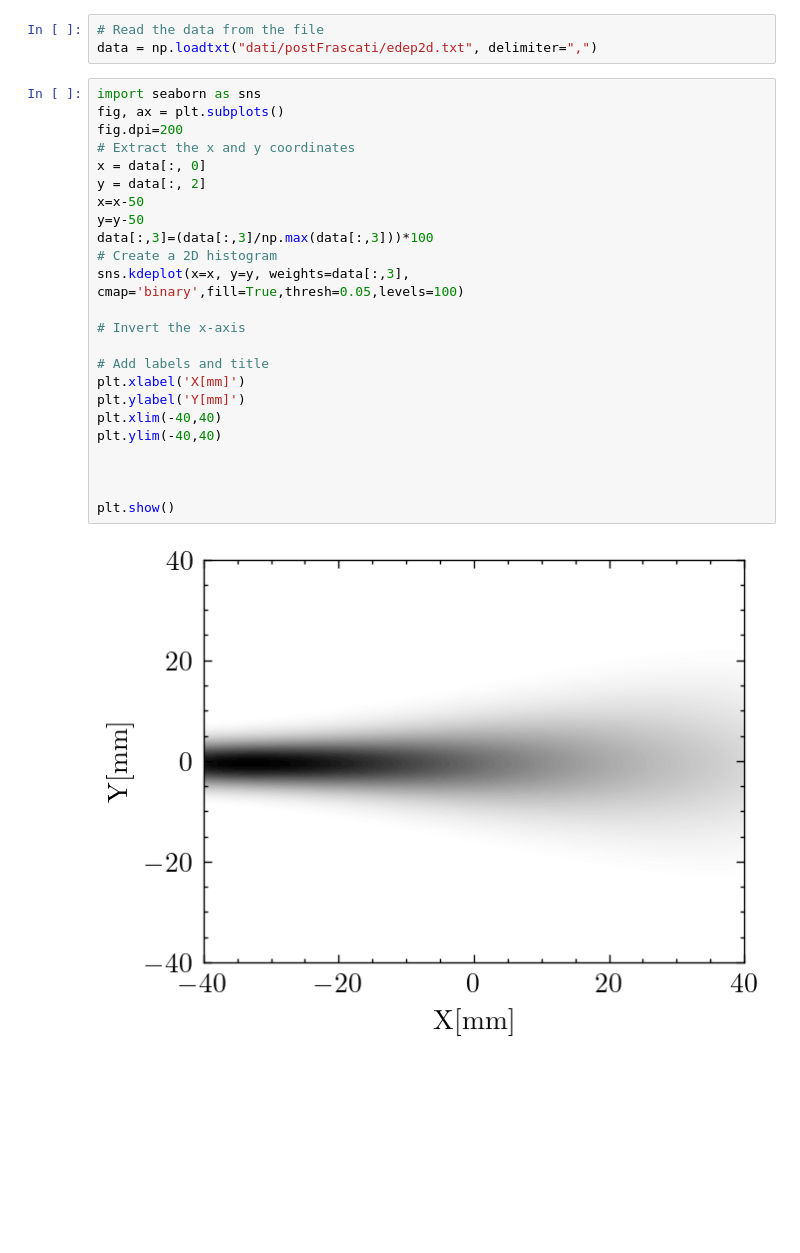
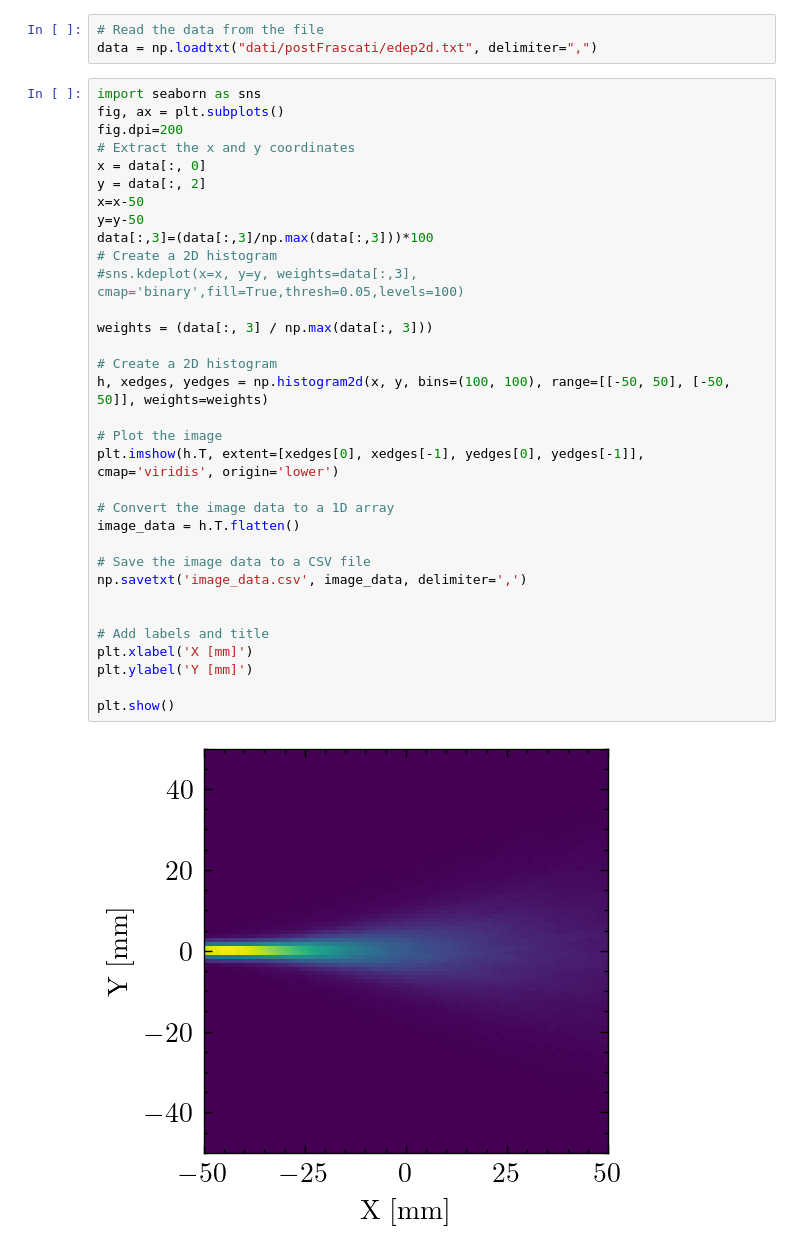
Before and after one commit to francescouni0/Online-Monitoring, a Jupyter notebook: Brem.ipynb, the cells around one changed output. Drawn from its saved outputs; the diff is of its cells as text; blank space fills up the shorter version.

```diff
--- a/Brem.ipynb
+++ b/Brem.ipynb
@@ -258,26 +260,35 @@ data = np.loadtxt("dati/postFrascati/edep2d.txt", delimiter=",")
 # %%
 import seaborn as sns
 fig, ax = plt.subplots()
 fig.dpi=200
 # Extract the x and y coordinates
 x = data[:, 0]
 y = data[:, 2]
 x=x-50
 y=y-50
 data[:,3]=(data[:,3]/np.max(data[:,3]))*100
 # Create a 2D histogram
-sns.kdeplot(x=x, y=y, weights=data[:,3], cmap='binary',fill=True,thresh=0.05,levels=100)
+#sns.kdeplot(x=x, y=y, weights=data[:,3], cmap='binary',fill=True,thresh=0.05,levels=100)
 
-# Invert the x-axis
+weights = (data[:, 3] / np.max(data[:, 3]))
+
+# Create a 2D histogram
+h, xedges, yedges = np.histogram2d(x, y, bins=(100, 100), range=[[-50, 50], [-50, 50]], weights=weights)
+
+# Plot the image
+plt.imshow(h.T, extent=[xedges[0], xedges[-1], yedges[0], yedges[-1]], cmap='viridis', origin='lower')
+
+# Convert the image data to a 1D array
+image_data = h.T.flatten()
+
+# Save the image data to a CSV file
+np.savetxt('image_data.csv', image_data, delimiter=',')
+
 
 # Add labels and title
-plt.xlabel('X[mm]')
-plt.ylabel('Y[mm]')
-plt.xlim(-40,40)
-plt.ylim(-40,40)
-
-
+plt.xlabel('X [mm]')
+plt.ylabel('Y [mm]')
 
 plt.show()
 # %% [output]
-[figure, old version]
+[figure, new version]
```
Also changed, not shown: parts of 9 cells of this notebook.
